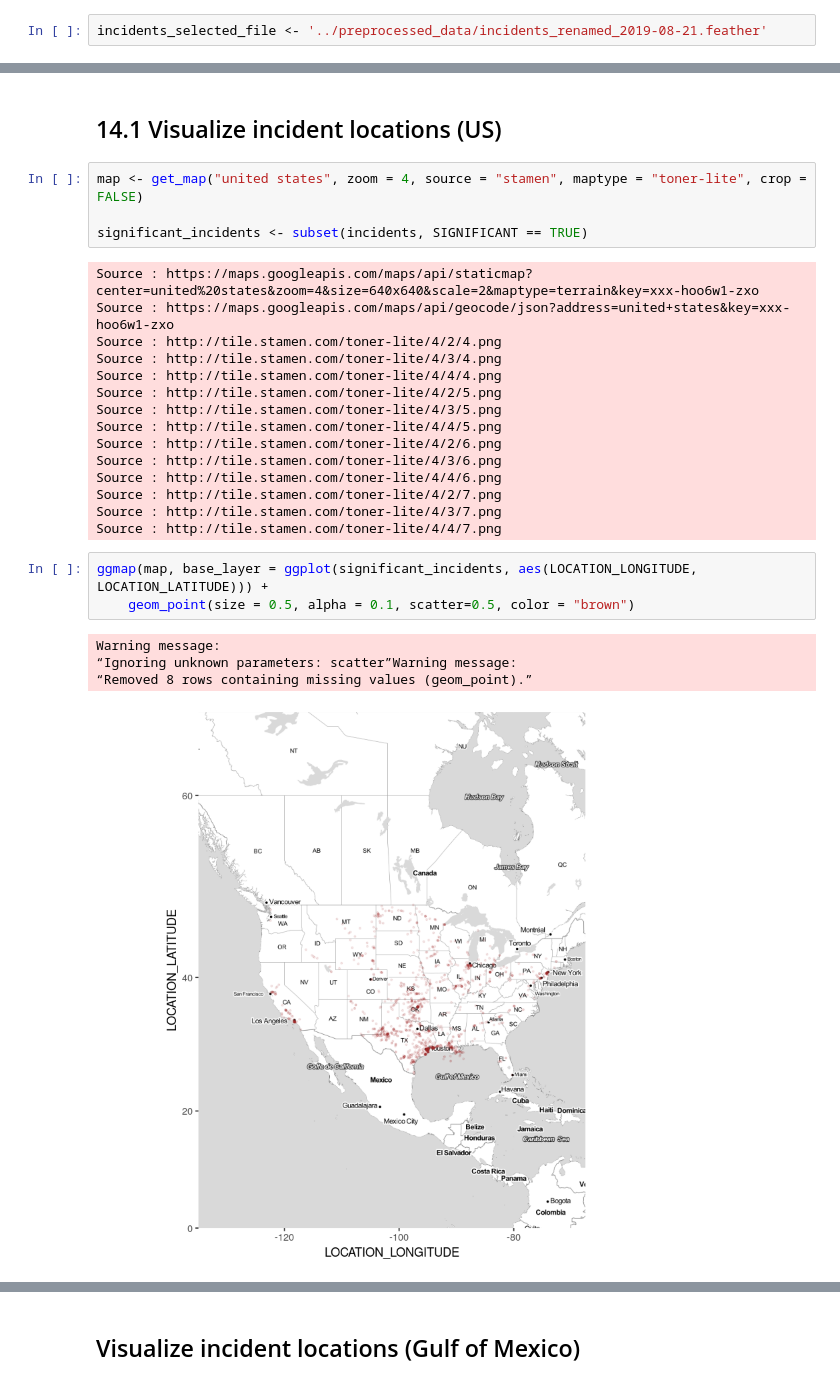
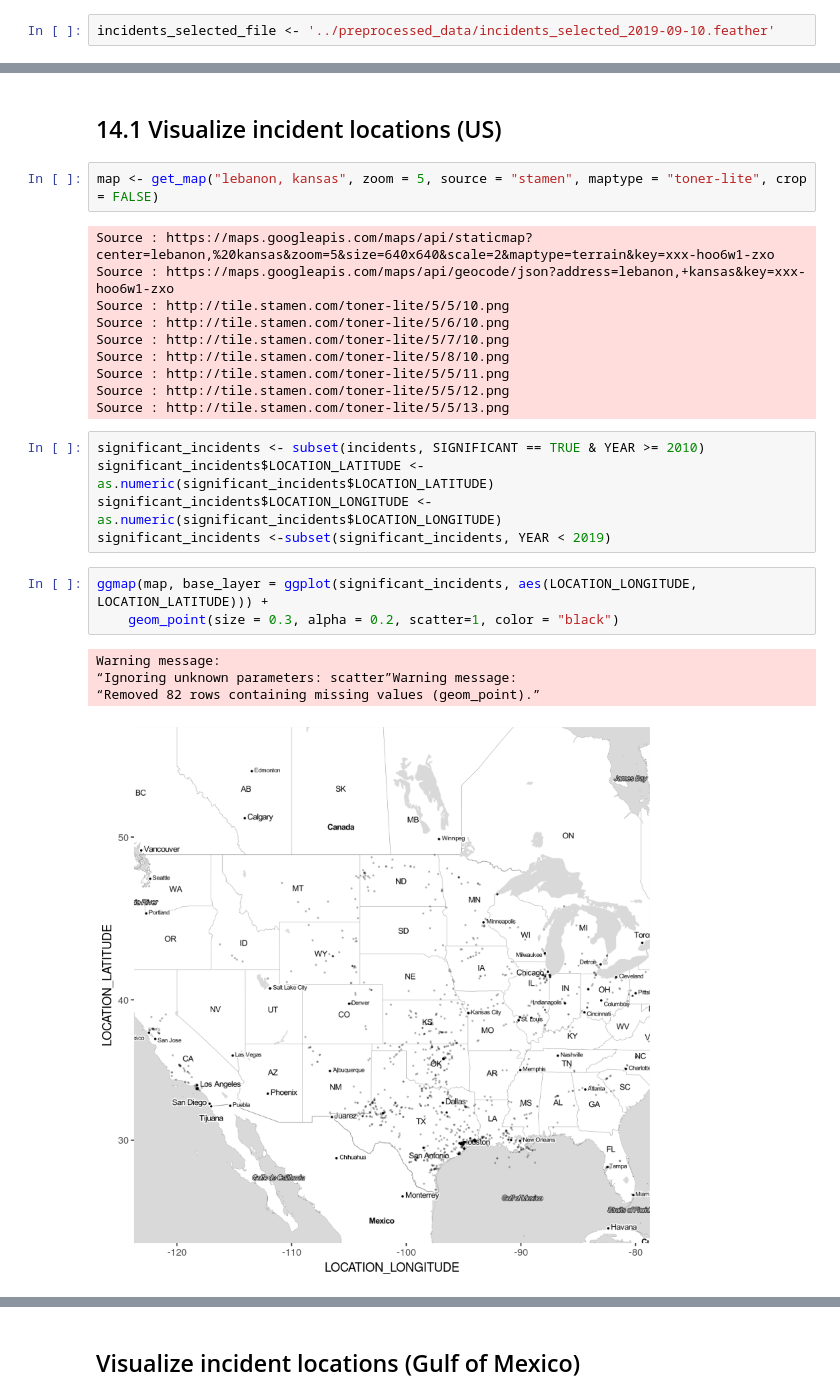
Before and after one commit to julianbarg/oil_industry, a Jupyter notebook: workbooks/14r_data_visualizations.ipynb, the cells around one changed output, grey strips where cells are left out. Drawn from its saved outputs; the diff is of its cells as text.

Commit message:
New visualization for summer paper.

```diff
--- a/workbooks/14r_data_visualizations.ipynb
+++ b/workbooks/14r_data_visualizations.ipynb
@@ -3,7 +3,7 @@
 # %% [markdown]
 ## Setup
 # %%
-incidents_selected_file <- '../preprocessed_data/incidents_renamed_2019-08-21.feather'
+incidents_selected_file <- '../preprocessed_data/incidents_selected_2019-09-10.feather'
 # %%
 library(tidyverse)
 library(lubridate)
@@ -50,29 +31,27 @@ $ YEAR               <dbl> 2010, 2010, 2010, 2010, 2010, 2010, 2010, 2010, 20…
 # %% [markdown]
 ## 14.1 Visualize incident locations (US)
 # %%
-map <- get_map("united states", zoom = 4, source = "stamen", maptype = "toner-lite", crop = FALSE)
-
-significant_incidents <- subset(incidents, SIGNIFICANT == TRUE)
+map <- get_map("lebanon, kansas", zoom = 5, source = "stamen", maptype = "toner-lite", crop = FALSE)
 # %% [output]
-Source : https://maps.googleapis.com/maps/api/staticmap?center=united%20states&zoom=4&size=640x640&scale=2&maptype=terrain&key=xxx-hoo6w1-zxo
-Source : https://maps.googleapis.com/maps/api/geocode/json?address=united+states&key=xxx-hoo6w1-zxo
-Source : http://tile.stamen.com/toner-lite/4/2/4.png
-Source : http://tile.stamen.com/toner-lite/4/3/4.png
-Source : http://tile.stamen.com/toner-lite/4/4/4.png
-Source : http://tile.stamen.com/toner-lite/4/2/5.png
-Source : http://tile.stamen.com/toner-lite/4/3/5.png
-Source : http://tile.stamen.com/toner-lite/4/4/5.png
-Source : http://tile.stamen.com/toner-lite/4/2/6.png
-Source : http://tile.stamen.com/toner-lite/4/3/6.png
-Source : http://tile.stamen.com/toner-lite/4/4/6.png
-Source : http://tile.stamen.com/toner-lite/4/2/7.png
-Source : http://tile.stamen.com/toner-lite/4/3/7.png
-Source : http://tile.stamen.com/toner-lite/4/4/7.png
+Source : https://maps.googleapis.com/maps/api/staticmap?center=lebanon,%20kansas&zoom=5&size=640x640&scale=2&maptype=terrain&key=xxx-hoo6w1-zxo
+Source : https://maps.googleapis.com/maps/api/geocode/json?address=lebanon,+kansas&key=xxx-hoo6w1-zxo
+Source : http://tile.stamen.com/toner-lite/5/5/10.png
+Source : http://tile.stamen.com/toner-lite/5/6/10.png
+Source : http://tile.stamen.com/toner-lite/5/7/10.png
+Source : http://tile.stamen.com/toner-lite/5/8/10.png
+Source : http://tile.stamen.com/toner-lite/5/5/11.png
+Source : http://tile.stamen.com/toner-lite/5/5/12.png
+Source : http://tile.stamen.com/toner-lite/5/5/13.png
+# %%
+significant_incidents <- subset(incidents, SIGNIFICANT == TRUE & YEAR >= 2010)
+significant_incidents$LOCATION_LATITUDE <- as.numeric(significant_incidents$LOCATION_LATITUDE)
+significant_incidents$LOCATION_LONGITUDE <- as.numeric(significant_incidents$LOCATION_LONGITUDE)
+significant_incidents <-subset(significant_incidents, YEAR < 2019)
 # %%
 ggmap(map, base_layer = ggplot(significant_incidents, aes(LOCATION_LONGITUDE, LOCATION_LATITUDE))) +
-    geom_point(size = 0.5, alpha = 0.1, scatter=0.5, color = "brown")
+    geom_point(size = 0.3, alpha = 0.2, scatter=1, color = "black")
 # %% [output]
 Warning message:
 “Ignoring unknown parameters: scatter”Warning message:
-“Removed 8 rows containing missing values (geom_point).”
+“Removed 82 rows containing missing values (geom_point).”
-[figure, old version]
+[figure, new version]
```
Also changed, not shown: parts of 11 cells of this notebook, 1 other file.
